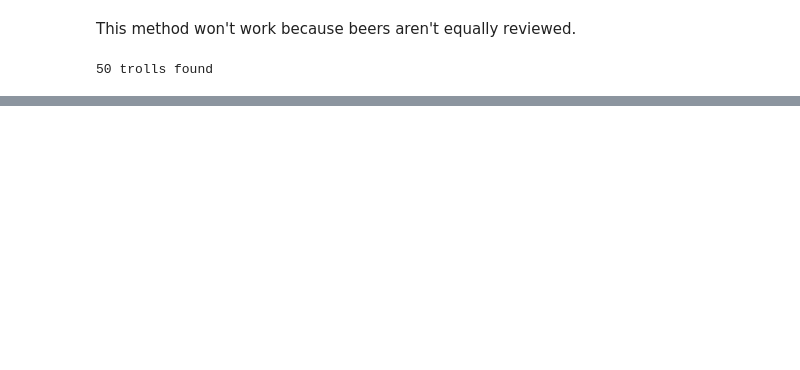
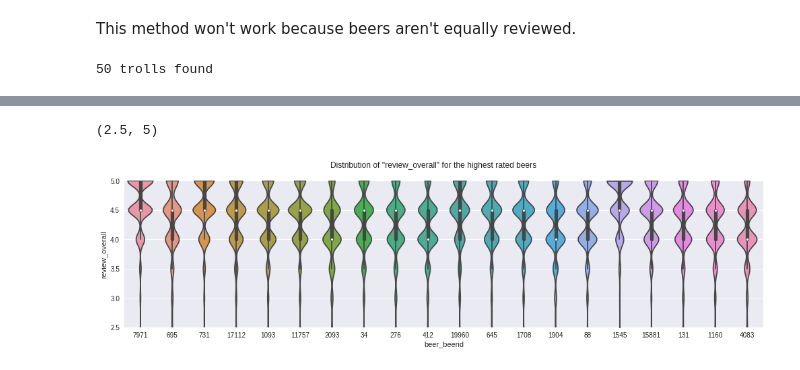
Before and after one commit to ConstantinoSchillebeeckx/CiBO, a Jupyter notebook: notebooks/explore/3.0_recommend_3_beers.ipynb, the cells around one changed output, grey strips where cells are left out. Saved outputs shown, nothing was run; the diff lists cells and outputs as text; code cells hidden in the pictures; blank space fills up the shorter version.

```diff
--- a/notebooks/explore/3.0_recommend_3_beers.ipynb
+++ b/notebooks/explore/3.0_recommend_3_beers.ipynb
@@ -7,12 +7,18 @@ import numpy as np
 from collections import defaultdict
 from collections import Counter
 import itertools
+from scipy import stats
+import statsmodels.api as sm
+from statsmodels.formula.api import ols
 
 sys.path.insert(0, '../../src/data/')
 import utils
+
+savefig = False
 
 %matplotlib inline
 %load_ext autoreload
 %autoreload 2
 
 path_raw = "../../data/raw/beer_reviews"
+assert os.path.isfile(os.path.join(path_raw, 'beer_reviews.csv')), "This data file doesn't exist yet, please run through 'make data'"
@@ -139,12 +148,7 @@ best_beers.index.name = 'beer_beerid'
 # add column for average overall score
 best_beers = best_beers.merge(avg_scores,
                               left_index=True,
-                              right_index=True)
+                              right_index=True).sort_values('counts as best beer', ascending=False)
 
-# normalize a few of the scores to reviews
-best_beers['norm counts as best beer'] = best_beers['counts as best beer'] / best_beers['number of reviews']
-best_beers['weight counts as best beer'] = best_beers['counts as best beer'] * best_beers['number of reviews'] / dat.shape[0]
-best_beers['norm counts with top score'] = best_beers['counts with top score'] / best_beers['number of reviews']
-
-
-#best_beers.sort_values('counts as best beer', ascending=False).head(50).sort_values('counts with top score', ascending=False)
+top10 = best_beers.head(10)
+top10
@@ -155,8 +185,13 @@ NameError: name 'top50best_beers' is not defined
 # %%
 best_n = 20
 x = best_beers.index.tolist()[:best_n]
 tmp = dat[dat.beer_beerid.isin(x)]
 
 plt.figure(figsize=(17,4))
 ax = sns.violinplot(x="beer_beerid", y="review_overall", data=tmp, order=x, cut=0)
 plt.suptitle('Distribution of "review_overall" for the highest rated beers')
+plt.ylim([2.5,5])
+if savefig: utils.autosave_fig(notebook)
+# %% [output]
+(2.5, 5)
+[figure, added]
```
Also changed, not shown: parts of 5 cells of this notebook, 5 other files.
